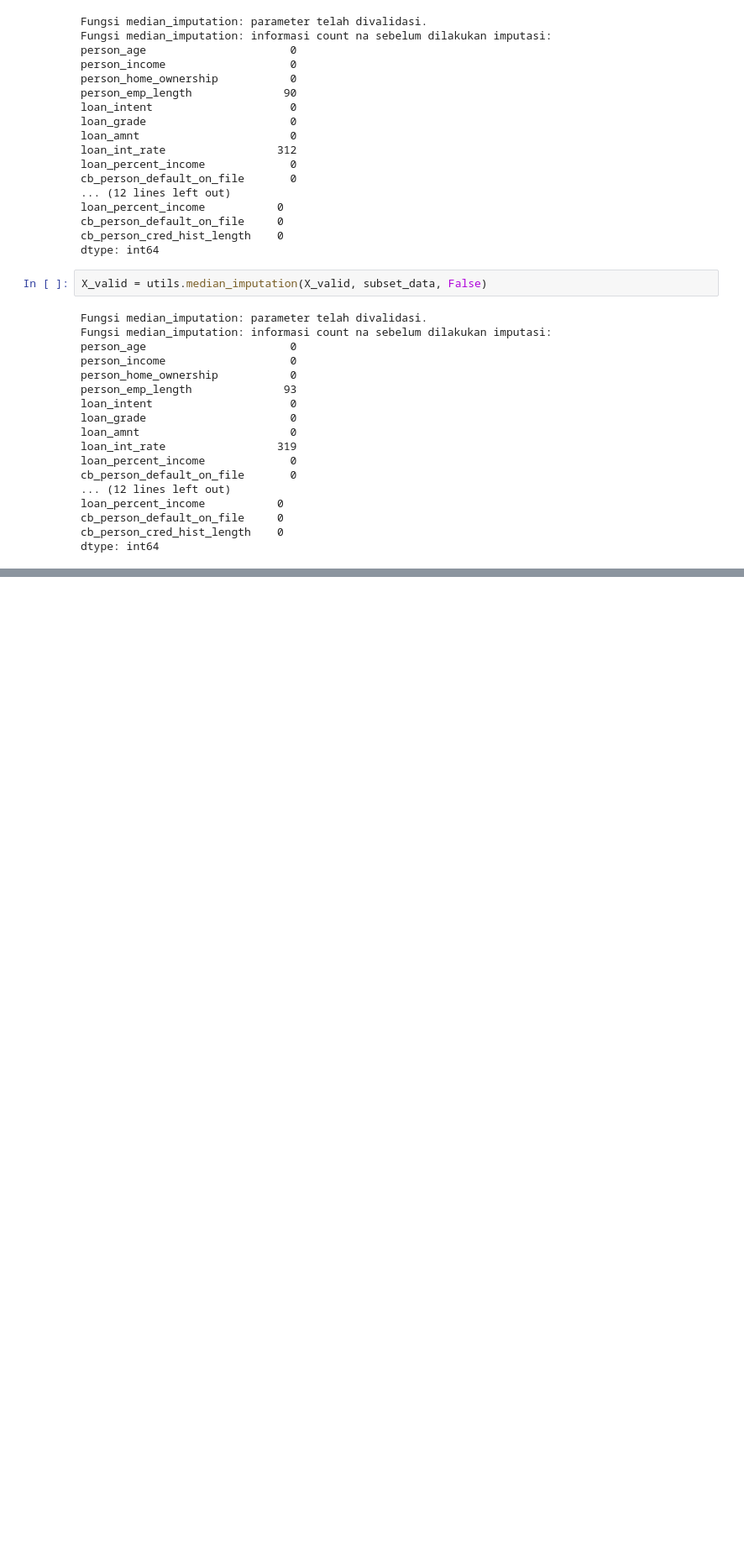
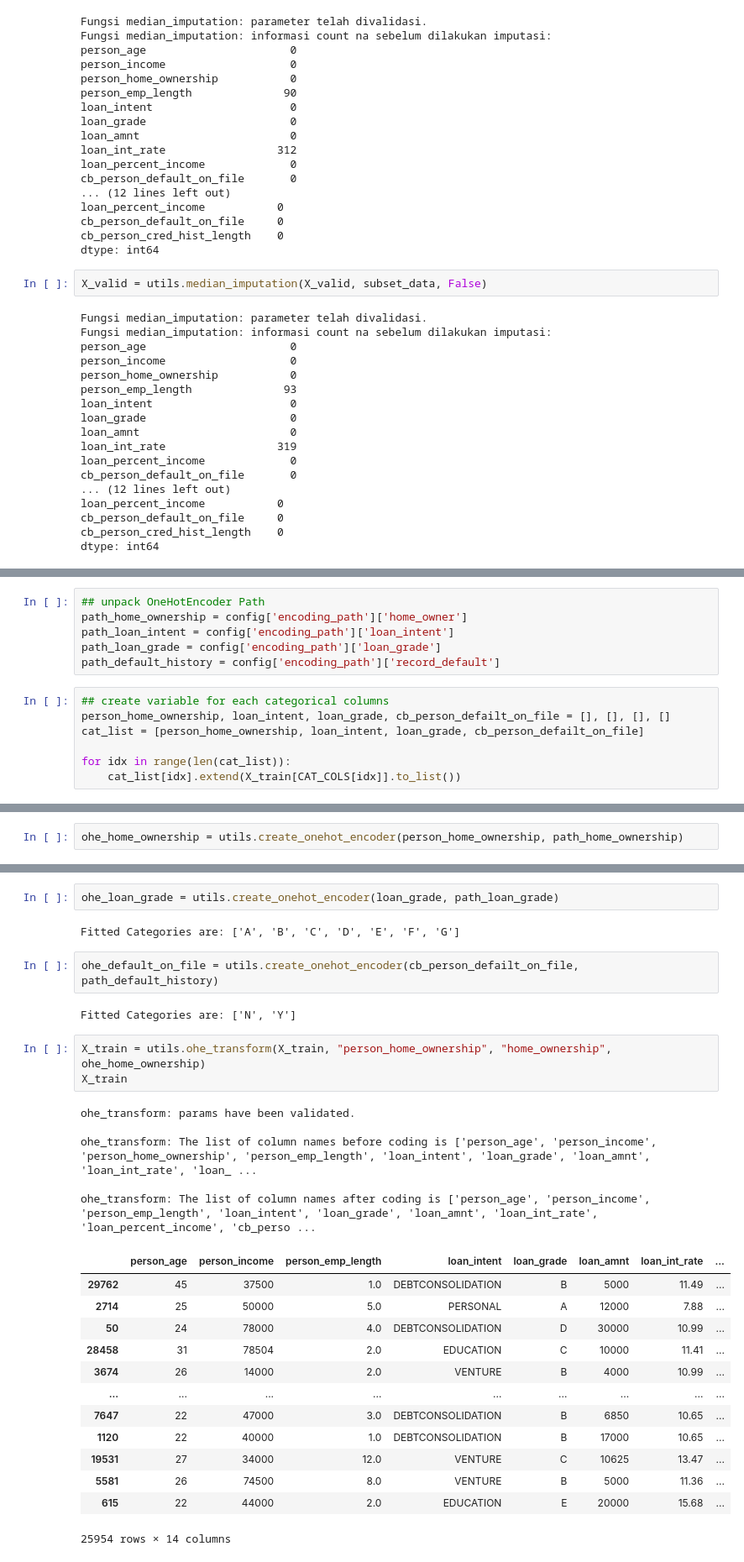
Before and after one commit to Code2Drift/Aditya_MLPROCESS, a Jupyter notebook: data_preprocessing.ipynb, the cells around one changed output, grey strips where cells are left out. Shown: that part at 84% size. Cells and saved outputs as stored; diff of their text form; blank space fills up the shorter version.

```diff
--- a/data_preprocessing.ipynb
+++ b/data_preprocessing.ipynb
@@ -140,0 +146,13 @@ dtype: int64
+# %%
+## unpack OneHotEncoder Path
+path_home_ownership = config['encoding_path']['home_owner']
+path_loan_intent = config['encoding_path']['loan_intent']
+path_loan_grade = config['encoding_path']['loan_grade']
+path_default_history = config['encoding_path']['record_default']
+# %%
+## create variable for each categorical columns
+person_home_ownership, loan_intent, loan_grade, cb_person_defailt_on_file = [], [], [], []
+cat_list = [person_home_ownership, loan_intent, loan_grade, cb_person_defailt_on_file]
+
+for idx in range(len(cat_list)):
+    cat_list[idx].extend(X_train[CAT_COLS[idx]].to_list())
@@ -140,0 +161,2 @@ dtype: int64
+# %%
+ohe_home_ownership = utils.create_onehot_encoder(person_home_ownership, path_home_ownership)
@@ -140,0 +170,30 @@ dtype: int64
+# %%
+ohe_loan_grade = utils.create_onehot_encoder(loan_grade, path_loan_grade)
+# %% [output]
+Fitted Categories are: ['A', 'B', 'C', 'D', 'E', 'F', 'G']
+# %%
+ohe_default_on_file = utils.create_onehot_encoder(cb_person_defailt_on_file, path_default_history)
+# %% [output]
+Fitted Categories are: ['N', 'Y']
+# %%
+X_train = utils.ohe_transform(X_train, "person_home_ownership", "home_ownership", ohe_home_ownership)
+X_train
+# %% [output]
+ohe_transform: params have been validated.
+
+ohe_transform: The list of column names before coding is ['person_age', 'person_income', 'person_home_ownership', 'person_emp_length', 'loan_intent', 'loan_grade', 'loan_amnt', 'loan_int_rate', 'loan_ ...
+
+ohe_transform: The list of column names after coding is ['person_age', 'person_income', 'person_emp_length', 'loan_intent', 'loan_grade', 'loan_amnt', 'loan_int_rate', 'loan_percent_income', 'cb_perso ...
+|  | person_age | person_income | person_emp_length | loan_intent | loan_grade | loan_amnt | loan_int_rate | ... |
+| 29762 | 45 | 37500 | 1.0 | DEBTCONSOLIDATION | B | 5000 | 11.49 | ... |
+| 2714 | 25 | 50000 | 5.0 | PERSONAL | A | 12000 | 7.88 | ... |
+| 50 | 24 | 78000 | 4.0 | DEBTCONSOLIDATION | D | 30000 | 10.99 | ... |
+| 28458 | 31 | 78504 | 2.0 | EDUCATION | C | 10000 | 11.41 | ... |
+| 3674 | 26 | 14000 | 2.0 | VENTURE | B | 4000 | 10.99 | ... |
+| ... | ... | ... | ... | ... | ... | ... | ... | ... |
+| 7647 | 22 | 47000 | 3.0 | DEBTCONSOLIDATION | B | 6850 | 10.65 | ... |
+| 1120 | 22 | 40000 | 1.0 | DEBTCONSOLIDATION | B | 17000 | 10.65 | ... |
+| 19531 | 27 | 34000 | 12.0 | VENTURE | C | 10625 | 13.47 | ... |
+| 5581 | 26 | 74500 | 8.0 | VENTURE | B | 5000 | 11.36 | ... |
+| 615 | 22 | 44000 | 2.0 | EDUCATION | E | 20000 | 15.68 | ... |
+25954 rows × 14 columns
```
Also changed, not shown: parts of 13 cells of this notebook, 6 other files.
